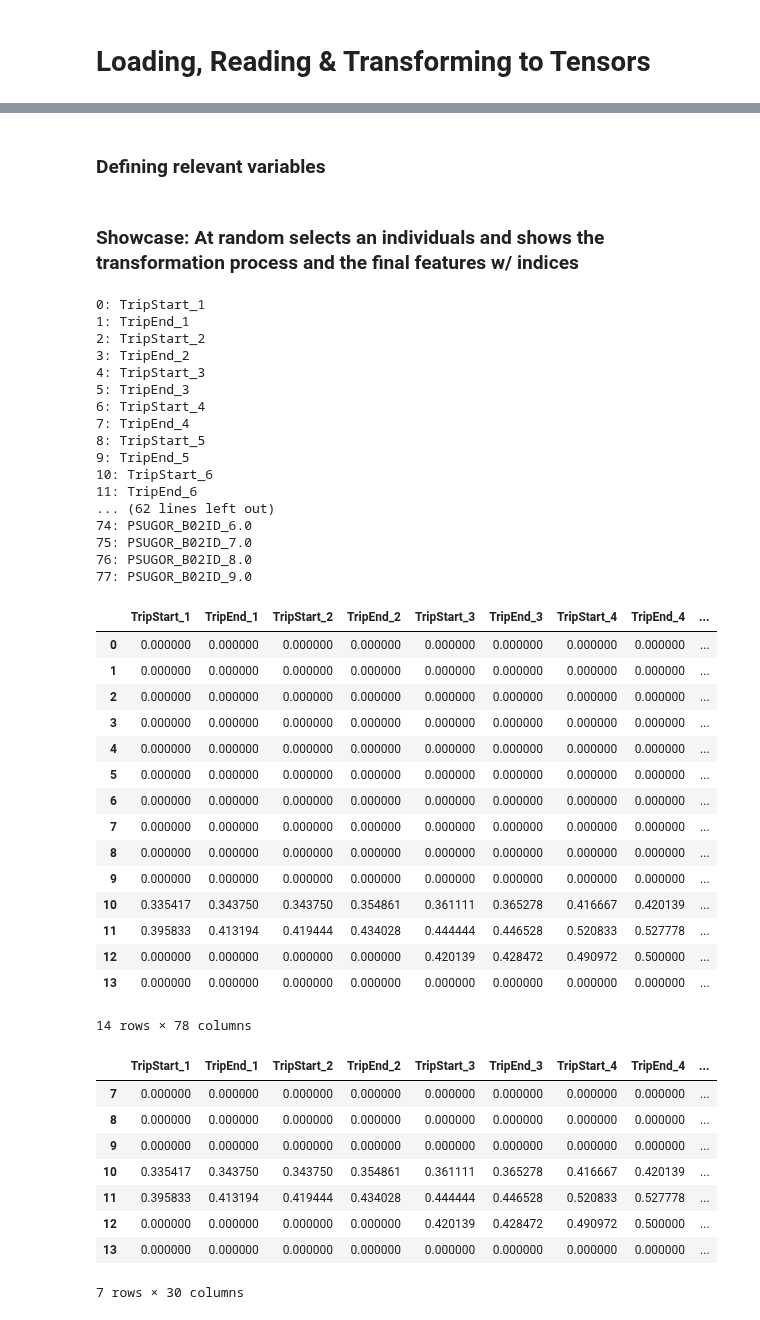
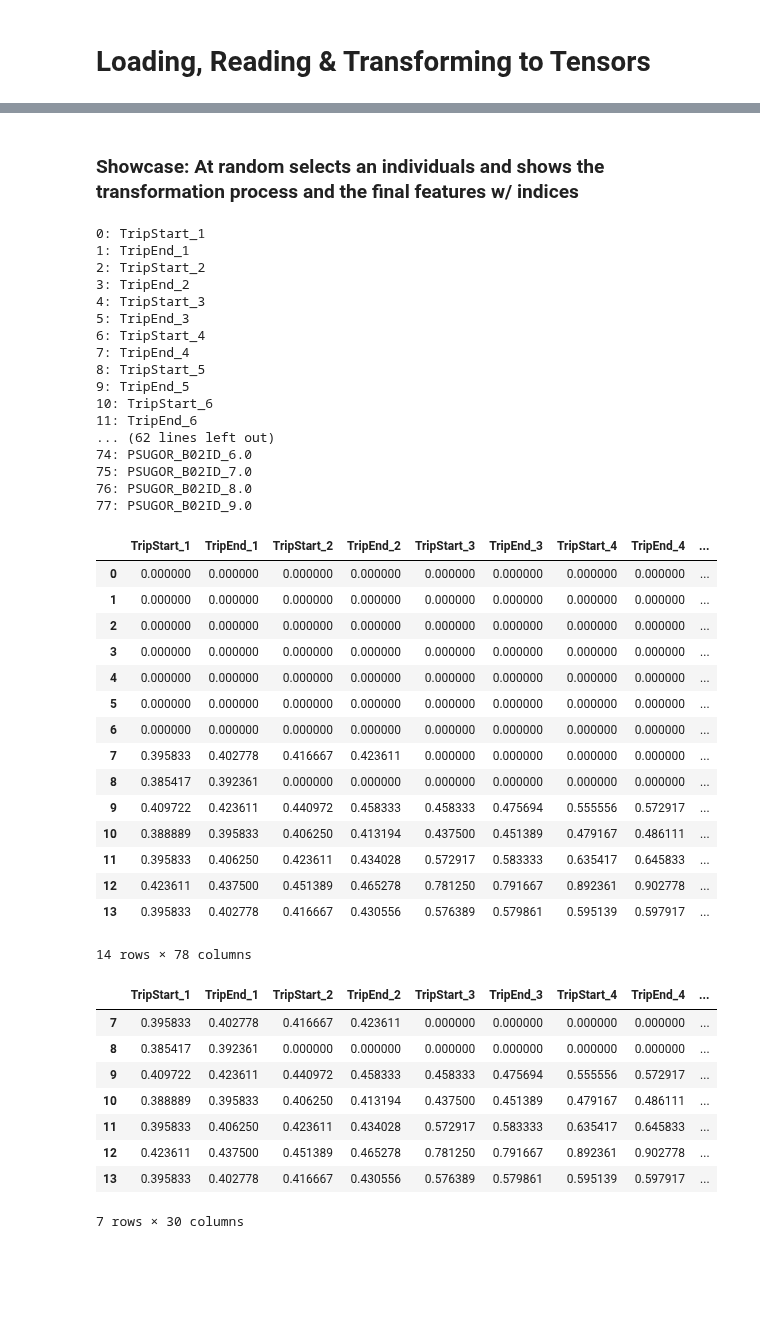
Before and after one commit to andriysinclair/GANS4MOBILITY, a Jupyter notebook: Analysis.ipynb, the cells around one changed output, grey strips where cells are left out. Cells and saved outputs as stored; diff of their text form; code cells hidden in the pictures; blank space fills up the shorter version.

Commit message:
Analysis should now output everything relevant in one go...

```diff
--- a/Analysis.ipynb
+++ b/Analysis.ipynb
@@ -79,2 +48,0 @@ VehComMile_B01ID
-# %% [markdown]
-### Defining relevant variables
@@ -127,62 +49,63 @@ ts_df.loc[:, "TravelWeekDay_B01ID"] = ts_df.loc[:, "TravelWeekDay_B01ID"].astype
 # %% [markdown]
 ### Showcase: At random selects an individuals and shows the transformation process and the final features w/ indices
 # %%
-
-target_cols = prepare_data_for_LSTM(long_df=ts_df,
-                                    features=features,
-                                    outcomes=outcomes,
-                                    categorical_outcome_vars=categorical_outcome_vars,
-                                    features_numerical=features_numerical,
-                                    features_cyclical=features_cyclical,
-                                    features_one_hot=features_one_hot,
-                                    extra_vars=extra_vars,
+target_cols = prepare_data_for_LSTM(long_df=nts_df,
+                                    features=cfg.features,
+                                    outcomes=cfg.outcomes,
+                                    categorical_outcome_vars=cfg.categorical_outcome_vars,
+                                    features_numerical=cfg.features_numerical,
+                                    features_cyclical=cfg.features_cyclical,
+                                    features_one_hot=cfg.features_one_hot,
+                                    extra_vars=cfg.extra_vars,
                                     cyclical_encoder=apply_cyclical_encoding,
                                     custom_numerical_scaler=custom_numerical_scaler,
                                     log_transformer=log_transformer,
                                     debug=True,
                                     max_journey_seq=10,
-                                    seq_length = 7)
+                                    seq_length = 7,
+                                    scikit_minmax_scaler=cfg.standard_mms,
+                                    scikit_onehot_scaler=cfg.ohe)
 # %% [output]
 0: TripStart_1
 1: TripEnd_1
 2: TripStart_2
 3: TripEnd_2
 4: TripStart_3
 5: TripEnd_3
 6: TripStart_4
 7: TripEnd_4
 8: TripStart_5
 9: TripEnd_5
 10: TripStart_6
 11: TripEnd_6
 ... (62 lines left out)
 74: PSUGOR_B02ID_6.0
 75: PSUGOR_B02ID_7.0
 76: PSUGOR_B02ID_8.0
 77: PSUGOR_B02ID_9.0
 |  | TripStart_1 | TripEnd_1 | TripStart_2 | TripEnd_2 | TripStart_3 | TripEnd_3 | TripStart_4 | TripEnd_4 | ... |
 | 0 | 0.000000 | 0.000000 | 0.000000 | 0.000000 | 0.000000 | 0.000000 | 0.000000 | 0.000000 | ... |
 | 1 | 0.000000 | 0.000000 | 0.000000 | 0.000000 | 0.000000 | 0.000000 | 0.000000 | 0.000000 | ... |
 | 2 | 0.000000 | 0.000000 | 0.000000 | 0.000000 | 0.000000 | 0.000000 | 0.000000 | 0.000000 | ... |
 | 3 | 0.000000 | 0.000000 | 0.000000 | 0.000000 | 0.000000 | 0.000000 | 0.000000 | 0.000000 | ... |
 | 4 | 0.000000 | 0.000000 | 0.000000 | 0.000000 | 0.000000 | 0.000000 | 0.000000 | 0.000000 | ... |
 | 5 | 0.000000 | 0.000000 | 0.000000 | 0.000000 | 0.000000 | 0.000000 | 0.000000 | 0.000000 | ... |
 | 6 | 0.000000 | 0.000000 | 0.000000 | 0.000000 | 0.000000 | 0.000000 | 0.000000 | 0.000000 | ... |
-| 7 | 0.000000 | 0.000000 | 0.000000 | 0.000000 | 0.000000 | 0.000000 | 0.000000 | 0.000000 | ... |
-| 8 | 0.000000 | 0.000000 | 0.000000 | 0.000000 | 0.000000 | 0.000000 | 0.000000 | 0.000000 | ... |
-| 9 | 0.000000 | 0.000000 | 0.000000 | 0.000000 | 0.000000 | 0.000000 | 0.000000 | 0.000000 | ... |
-| 10 | 0.335417 | 0.343750 | 0.343750 | 0.354861 | 0.361111 | 0.365278 | 0.416667 | 0.420139 | ... |
-| 11 | 0.395833 | 0.413194 | 0.419444 | 0.434028 | 0.444444 | 0.446528 | 0.520833 | 0.527778 | ... |
-| 12 | 0.000000 | 0.000000 | 0.000000 | 0.000000 | 0.420139 | 0.428472 | 0.490972 | 0.500000 | ... |
-| 13 | 0.000000 | 0.000000 | 0.000000 | 0.000000 | 0.000000 | 0.000000 | 0.000000 | 0.000000 | ... |
+| 7 | 0.395833 | 0.402778 | 0.416667 | 0.423611 | 0.000000 | 0.000000 | 0.000000 | 0.000000 | ... |
+| 8 | 0.385417 | 0.392361 | 0.000000 | 0.000000 | 0.000000 | 0.000000 | 0.000000 | 0.000000 | ... |
+| 9 | 0.409722 | 0.423611 | 0.440972 | 0.458333 | 0.458333 | 0.475694 | 0.555556 | 0.572917 | ... |
+| 10 | 0.388889 | 0.395833 | 0.406250 | 0.413194 | 0.437500 | 0.451389 | 0.479167 | 0.486111 | ... |
+| 11 | 0.395833 | 0.406250 | 0.423611 | 0.434028 | 0.572917 | 0.583333 | 0.635417 | 0.645833 | ... |
+| 12 | 0.423611 | 0.437500 | 0.451389 | 0.465278 | 0.781250 | 0.791667 | 0.892361 | 0.902778 | ... |
+| 13 | 0.395833 | 0.402778 | 0.416667 | 0.430556 | 0.576389 | 0.579861 | 0.595139 | 0.597917 | ... |
 14 rows × 78 columns
 |  | TripStart_1 | TripEnd_1 | TripStart_2 | TripEnd_2 | TripStart_3 | TripEnd_3 | TripStart_4 | TripEnd_4 | ... |
-| 7 | 0.000000 | 0.000000 | 0.000000 | 0.000000 | 0.000000 | 0.000000 | 0.000000 | 0.000000 | ... |
-| 8 | 0.000000 | 0.000000 | 0.000000 | 0.000000 | 0.000000 | 0.000000 | 0.000000 | 0.000000 | ... |
-| 9 | 0.000000 | 0.000000 | 0.000000 | 0.000000 | 0.000000 | 0.000000 | 0.000000 | 0.000000 | ... |
-| 10 | 0.335417 | 0.343750 | 0.343750 | 0.354861 | 0.361111 | 0.365278 | 0.416667 | 0.420139 | ... |
-| 11 | 0.395833 | 0.413194 | 0.419444 | 0.434028 | 0.444444 | 0.446528 | 0.520833 | 0.527778 | ... |
-| 12 | 0.000000 | 0.000000 | 0.000000 | 0.000000 | 0.420139 | 0.428472 | 0.490972 | 0.500000 | ... |
-| 13 | 0.000000 | 0.000000 | 0.000000 | 0.000000 | 0.000000 | 0.000000 | 0.000000 | 0.000000 | ... |
+| 7 | 0.395833 | 0.402778 | 0.416667 | 0.423611 | 0.000000 | 0.000000 | 0.000000 | 0.000000 | ... |
+| 8 | 0.385417 | 0.392361 | 0.000000 | 0.000000 | 0.000000 | 0.000000 | 0.000000 | 0.000000 | ... |
+| 9 | 0.409722 | 0.423611 | 0.440972 | 0.458333 | 0.458333 | 0.475694 | 0.555556 | 0.572917 | ... |
+| 10 | 0.388889 | 0.395833 | 0.406250 | 0.413194 | 0.437500 | 0.451389 | 0.479167 | 0.486111 | ... |
+| 11 | 0.395833 | 0.406250 | 0.423611 | 0.434028 | 0.572917 | 0.583333 | 0.635417 | 0.645833 | ... |
+| 12 | 0.423611 | 0.437500 | 0.451389 | 0.465278 | 0.781250 | 0.791667 | 0.892361 | 0.902778 | ... |
+| 13 | 0.395833 | 0.402778 | 0.416667 | 0.430556 | 0.576389 | 0.579861 | 0.595139 | 0.597917 | ... |
 7 rows × 30 columns
 |  | TripPurpose_B01ID_1 | TripPurpose_B01ID_2 | TripPurpose_B01ID_3 | TripPurpose_B01ID_4 | ... |
```
Also changed, not shown: parts of 39 cells of this notebook, 5 other files.
